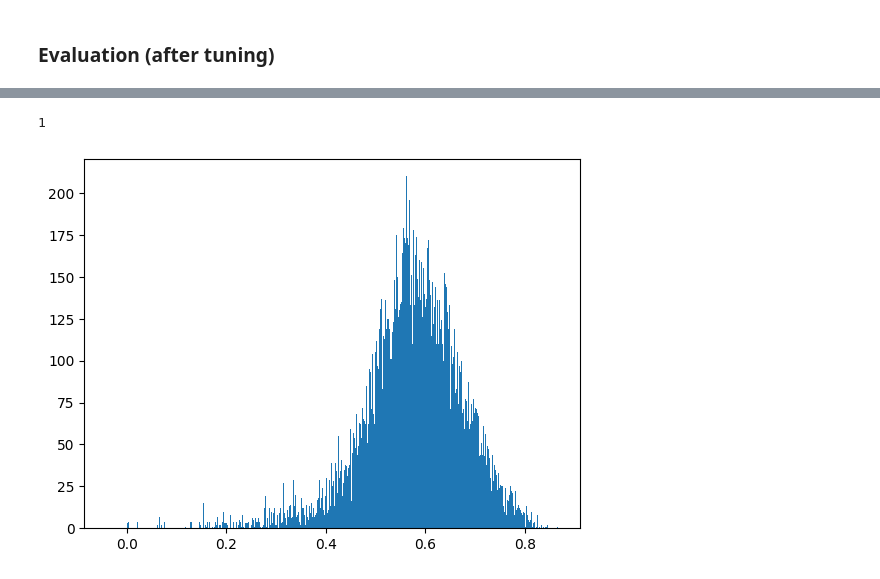
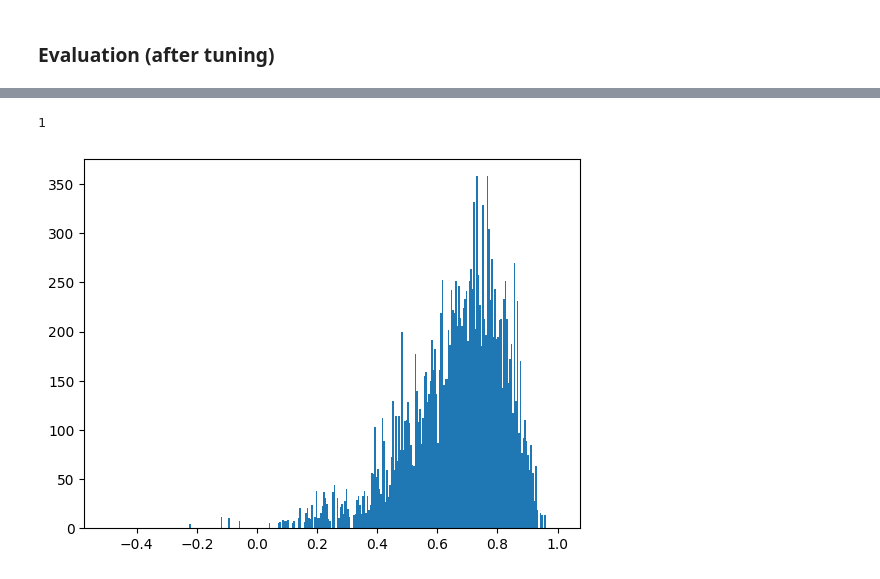
Before and after one commit to julep-ai/dialog-fact-encoder, a Jupyter notebook: training/evaluation.ipynb, the cells around one changed output, grey strips where cells are left out. Cells and saved outputs as stored; diff of their text form; code cells hidden in the pictures.

```diff
--- a/training/evaluation.ipynb
+++ b/training/evaluation.ipynb
@@ -6,7 +6,7 @@
 ### Constants
 # %%
 base_model_name = "BAAI/bge-base-en-v1.5"
-custom_model_name = "./prev-model" # "julep-ai/dfe-base-en"
+custom_model_name = "julep-ai/dfe-base-en"
 max_len = 512
 # %% [markdown]
 ### Imports and utils
@@ -41,2 +35,0 @@ len(filtered_dataset), len(dataset)
-# %%
-dataset = filtered_dataset
@@ -58,5 +36,3 @@ def truncate_lines(row, num=2, min=3):
-# %%
-dataset = dataset.map(truncate_lines)
 # %% [markdown]
 ### Embed using base model (before tuning)
 # %%
@@ -72,8 +48,8 @@ def embed(rows, model_name, wrap_items=False):
         dialogues = [dict(dialog=dialogue) for dialogue in dialogues]
         summaries = [dict(fact=summary) for summary in summaries]
 
-    dialogue_embs = model.encode(dialogues).tolist()
-    summary_embs = model.encode(summaries).tolist()
+    dialogue_embs = model.encode(dialogues, normalize_embeddings=True).tolist()
+    summary_embs = model.encode(summaries, normalize_embeddings=True).tolist()
 
     return dict(
         dialogue_emb=dialogue_embs,
@@ -115,7 +96,7 @@ custom_eval_ds = dataset.map(custom_embed, batched=True, batch_size=5000)
 # %%
 custom_eval_ds = custom_eval_ds.map(calc_cos_sim, num_proc=100)
 # %%
-plt.hist(custom_eval_ds["similarity"], bins=1000); 1
+plt.hist(custom_eval_ds["similarity"], bins=300, range=(-0.5, 1.0)); 1
 # %% [output]
 1
-[figure, old version]
+[figure, new version]
```
Also changed, not shown: parts of 5 cells of this notebook, 2 other files.
